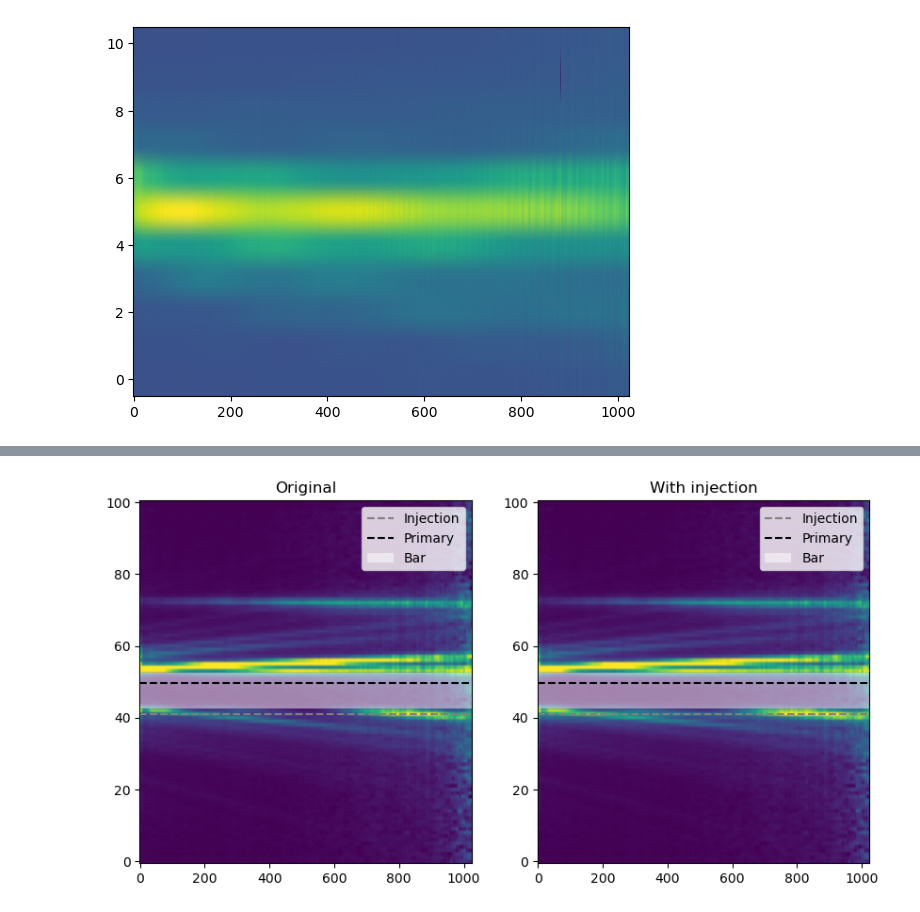
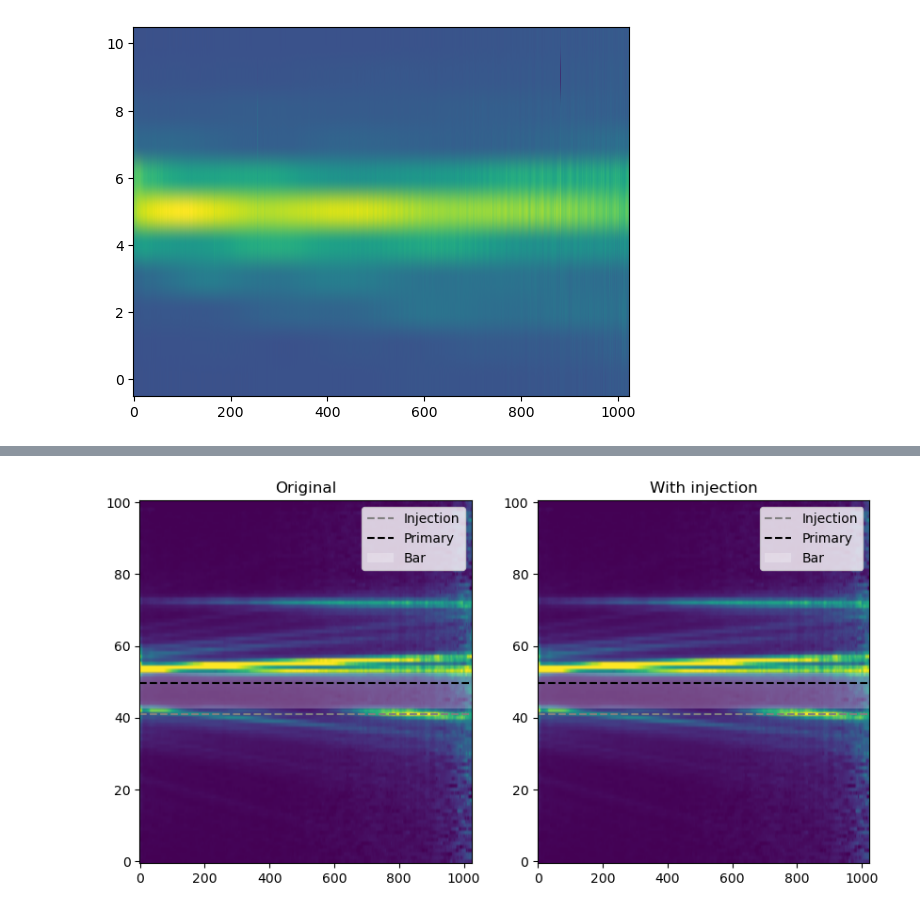
Before and after one commit to aggle/stis_lss_coronagraphy, a Jupyter notebook: example_notebooks/3. Injection and recovery.ipynb, the cells around one changed output, grey strips where cells are left out. Drawn from its saved outputs; the diff is of its cells as text; code cells hidden in the pictures.

```diff
--- a/example_notebooks/3. Injection and recovery.ipynb
+++ b/example_notebooks/3. Injection and recovery.ipynb
@@ -229,7 +229,7 @@ for ax in axes.flat:
     ax.axhline(ret.obs.occ_stamp_center, c='k', ls='--', label='Primary')
     # ax.axhline(obs.occ_bar - obs.occ_stamp.origin_original[1], c='k', label='Bar')
     bar_bounds = np.array(ret.obs.get_bar_bounds()) - ret.obs.occ_stamp.origin_original[1]
-    bar = mpl.patches.Rectangle((0, bar_bounds[0]), ret.inj_img.shape[1], bar_bounds[1]-bar_bounds[0], fc='w', alpha=0.5, label='Bar')
+    bar = mpl.patches.Rectangle((0, bar_bounds[0]), ret.inj_img.shape[1], bar_bounds[1]-bar_bounds[0], fc='w', alpha=0.25, label='Bar')
     ax.add_patch(bar)
 
     ax.legend()
@@ -238,4 +237,4 @@ WARNING: No observer defined on WCS, SpectralCoord will be converted without any
-[figure, old version]
+[figure, new version]
 # %%
 fig = ret.plot_results(ret.inj_results.loc[row])
 # %% [output]
```
Also changed, not shown: parts of 3 cells of this notebook, 2 other files.
